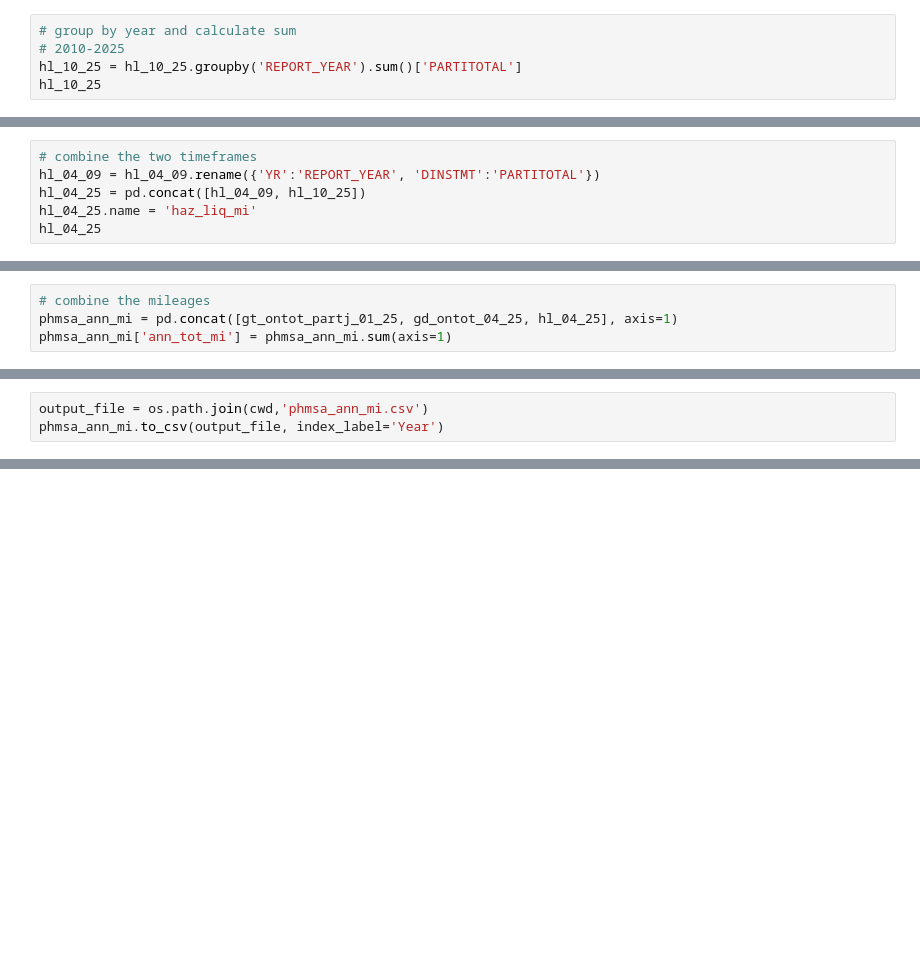
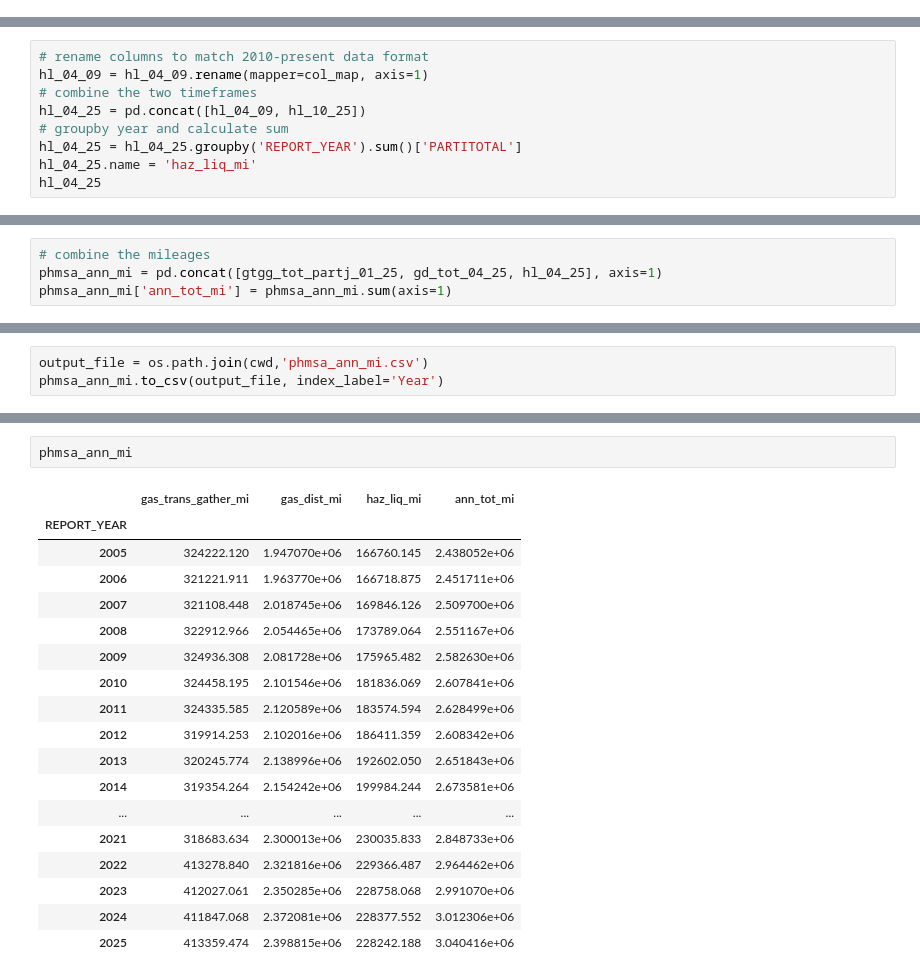
Before and after one commit to edgi-govdata-archiving/PipelineSafety, a Jupyter notebook: phmsa_calculate_annual_mileage/phmsa_calculate_annual_miles.ipynb, the cells around one changed output, grey strips where cells are left out. Drawn from its saved outputs; the diff is of its cells as text; blank space fills up the shorter version.

Commit message:
updated mileage script, mileage file, re-ran blog notebook to regenerate figures with normalized data

```diff
--- a/phmsa_calculate_annual_mileage/phmsa_calculate_annual_miles.ipynb
+++ b/phmsa_calculate_annual_mileage/phmsa_calculate_annual_miles.ipynb
@@ -283,5 +270,0 @@ Name: DINSTMT, dtype: float64
-# %%
-# group by year and calculate sum
-# 2010-2025
-hl_10_25 = hl_10_25.groupby('REPORT_YEAR').sum()['PARTITOTAL']
-hl_10_25
@@ -307,6 +270,0 @@ Name: PARTITOTAL, dtype: float64
-# %%
-# combine the two timeframes
-hl_04_09 = hl_04_09.rename({'YR':'REPORT_YEAR', 'DINSTMT':'PARTITOTAL'})
-hl_04_25 = pd.concat([hl_04_09, hl_10_25])
-hl_04_25.name = 'haz_liq_mi'
-hl_04_25
@@ -330,0 +271,9 @@ Name: haz_liq_mi, dtype: float64
+# %%
+# rename columns to match 2010-present data format
+hl_04_09 = hl_04_09.rename(mapper=col_map, axis=1)
+# combine the two timeframes
+hl_04_25 = pd.concat([hl_04_09, hl_10_25])
+# groupby year and calculate sum
+hl_04_25 = hl_04_25.groupby('REPORT_YEAR').sum()['PARTITOTAL']
+hl_04_25.name = 'haz_liq_mi'
+hl_04_25
@@ -334,7 +301,7 @@ Name: haz_liq_mi, dtype: float64
 ################
 # %%
 # combine the mileages
-phmsa_ann_mi = pd.concat([gt_ontot_partj_01_25, gd_ontot_04_25, hl_04_25], axis=1)
+phmsa_ann_mi = pd.concat([gtgg_tot_partj_01_25, gd_tot_04_25, hl_04_25], axis=1)
 phmsa_ann_mi['ann_tot_mi'] = phmsa_ann_mi.sum(axis=1)
 # %%
 # drop years before 2005 to match blog post time frame
@@ -350,0 +314,21 @@ Index([2005, 2006, 2007, 2008, 2009, 2010, 2011, 2012, 2013, 2014, 2015, 2016,
+# %%
+phmsa_ann_mi
+# %% [output]
+|  | gas_trans_gather_mi | gas_dist_mi | haz_liq_mi | ann_tot_mi |
+| REPORT_YEAR |  |  |  |  |
+| 2005 | 324222.120 | 1.947070e+06 | 166760.145 | 2.438052e+06 |
+| 2006 | 321221.911 | 1.963770e+06 | 166718.875 | 2.451711e+06 |
+| 2007 | 321108.448 | 2.018745e+06 | 169846.126 | 2.509700e+06 |
+| 2008 | 322912.966 | 2.054465e+06 | 173789.064 | 2.551167e+06 |
+| 2009 | 324936.308 | 2.081728e+06 | 175965.482 | 2.582630e+06 |
+| 2010 | 324458.195 | 2.101546e+06 | 181836.069 | 2.607841e+06 |
+| 2011 | 324335.585 | 2.120589e+06 | 183574.594 | 2.628499e+06 |
+| 2012 | 319914.253 | 2.102016e+06 | 186411.359 | 2.608342e+06 |
+| 2013 | 320245.774 | 2.138996e+06 | 192602.050 | 2.651843e+06 |
+| 2014 | 319354.264 | 2.154242e+06 | 199984.244 | 2.673581e+06 |
+| ... | ... | ... | ... | ... |
+| 2021 | 318683.634 | 2.300013e+06 | 230035.833 | 2.848733e+06 |
+| 2022 | 413278.840 | 2.321816e+06 | 229366.487 | 2.964462e+06 |
+| 2023 | 412027.061 | 2.350285e+06 | 228758.068 | 2.991070e+06 |
+| 2024 | 411847.068 | 2.372081e+06 | 228377.552 | 3.012306e+06 |
+| 2025 | 413359.474 | 2.398815e+06 | 228242.188 | 3.040416e+06 |
```
Also changed, not shown: parts of 24 cells of this notebook, 8 other files.
